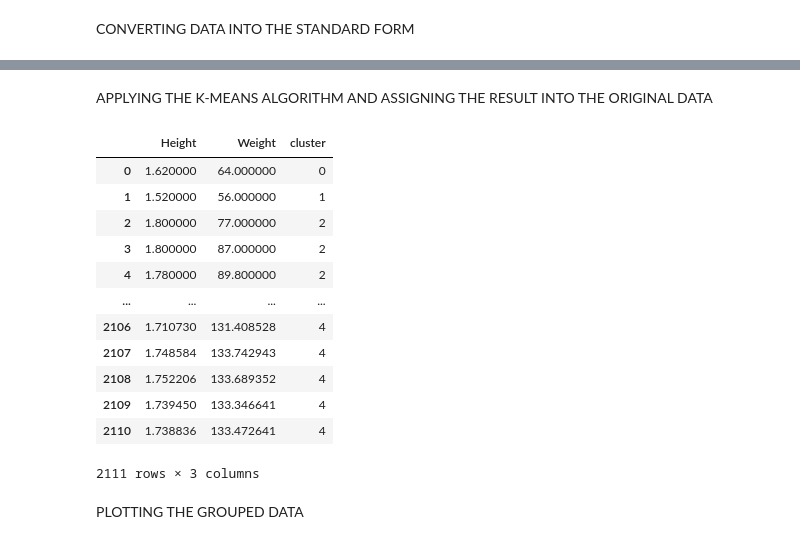
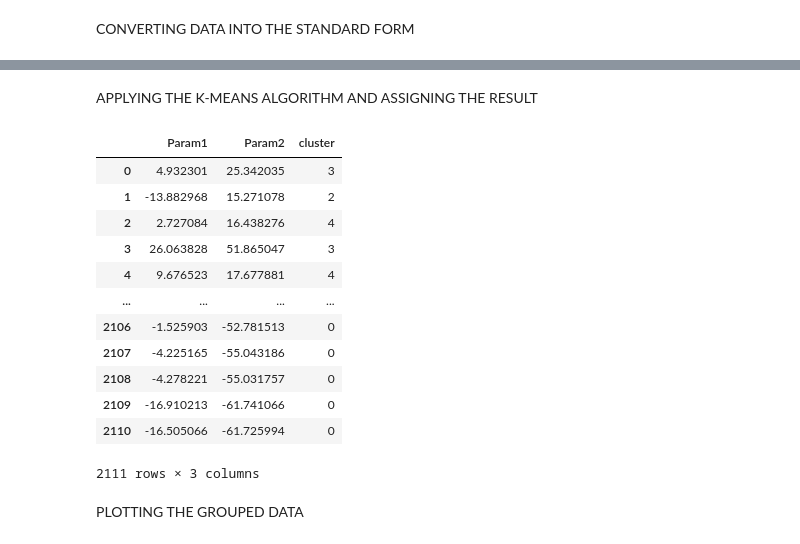
Before and after one commit to Juriij/Obesity-levels-clustering, a Jupyter notebook: main.ipynb, the cells around one changed output, grey strips where cells are left out. Saved outputs shown, nothing was run; the diff lists cells and outputs as text; code cells hidden in the pictures.

```diff
--- a/main.ipynb
+++ b/main.ipynb
@@ -8,6 +13,4 @@ import random
 LOADING DATA
 # %%
 original_data = pd.read_csv("data/ObesityDataSet.csv")
-
-original_data = original_data.iloc[:, :len(original_data.nunique())-1]  # Removing the last column (obesity levels)
-original_data.nunique()
+original_data
@@ -13,0 +33,9 @@ original_data.nunique()
+# %%
+data = original_data.copy()
+data = data.replace({"yes": 1, "no": 0, "Sometimes": 0.25, "Frequently": 0.75, "Always": 1, "Male": 1, "Female": 0})
+mtrans = ["Automobile", "Public_Transportation", "Motorbike", "Bike", "Walking"]
+for i in mtrans:
+    data[i] = 0
+    data.loc[data["MTRANS"] == i, i] = 1
+data.drop(columns=["MTRANS", "NObeyesdad"], inplace=True)
+data
@@ -27,0 +72,6 @@ standard_data.head()
+# %%
+tsne = TSNE(n_components = 2, random_state = 1)    # Applying the TSNE algorithm with random state = 1
+data_tsne = tsne.fit_transform(standard_data)      # Fitting and transforming tsne function on the scaled data
+data_tsne = pd.DataFrame({"Param1" : data_tsne[:, 0], "Param2" : data_tsne[:, 1]})  # Conversion to dataframe
+
+data_tsne
@@ -28,27 +92,24 @@ standard_data.head()
 # %% [markdown]
-APPLYING THE K-MEANS ALGORITHM AND ASSIGNING THE RESULT INTO THE ORIGINAL DATA
+APPLYING THE K-MEANS ALGORITHM AND ASSIGNING THE RESULT
 # %%
 km = KMeans(init="random", n_clusters=7)
-predicted = km.fit_predict(standard_data)
-data['cluster'] = predicted
+predicted = km.fit_predict(data_tsne)
+data_tsne['cluster'] = predicted
 
-# Transform cluster centers back to original scale
-cluster_centers_original = standard_scalar.inverse_transform(km.cluster_centers_)
-
-data
+data_tsne
 # %% [output]
-|  | Height | Weight | cluster |
-| 0 | 1.620000 | 64.000000 | 0 |
-| 1 | 1.520000 | 56.000000 | 1 |
-| 2 | 1.800000 | 77.000000 | 2 |
-| 3 | 1.800000 | 87.000000 | 2 |
-| 4 | 1.780000 | 89.800000 | 2 |
+|  | Param1 | Param2 | cluster |
+| 0 | 4.932301 | 25.342035 | 3 |
+| 1 | -13.882968 | 15.271078 | 2 |
+| 2 | 2.727084 | 16.438276 | 4 |
+| 3 | 26.063828 | 51.865047 | 3 |
+| 4 | 9.676523 | 17.677881 | 4 |
 | ... | ... | ... | ... |
-| 2106 | 1.710730 | 131.408528 | 4 |
-| 2107 | 1.748584 | 133.742943 | 4 |
-| 2108 | 1.752206 | 133.689352 | 4 |
-| 2109 | 1.739450 | 133.346641 | 4 |
-| 2110 | 1.738836 | 133.472641 | 4 |
+| 2106 | -1.525903 | -52.781513 | 0 |
+| 2107 | -4.225165 | -55.043186 | 0 |
+| 2108 | -4.278221 | -55.031757 | 0 |
+| 2109 | -16.910213 | -61.741066 | 0 |
+| 2110 | -16.505066 | -61.725994 | 0 |
 2111 rows × 3 columns
 # %% [markdown]
 PLOTTING THE GROUPED DATA
```
Also changed, not shown: parts of 9 cells of this notebook.
